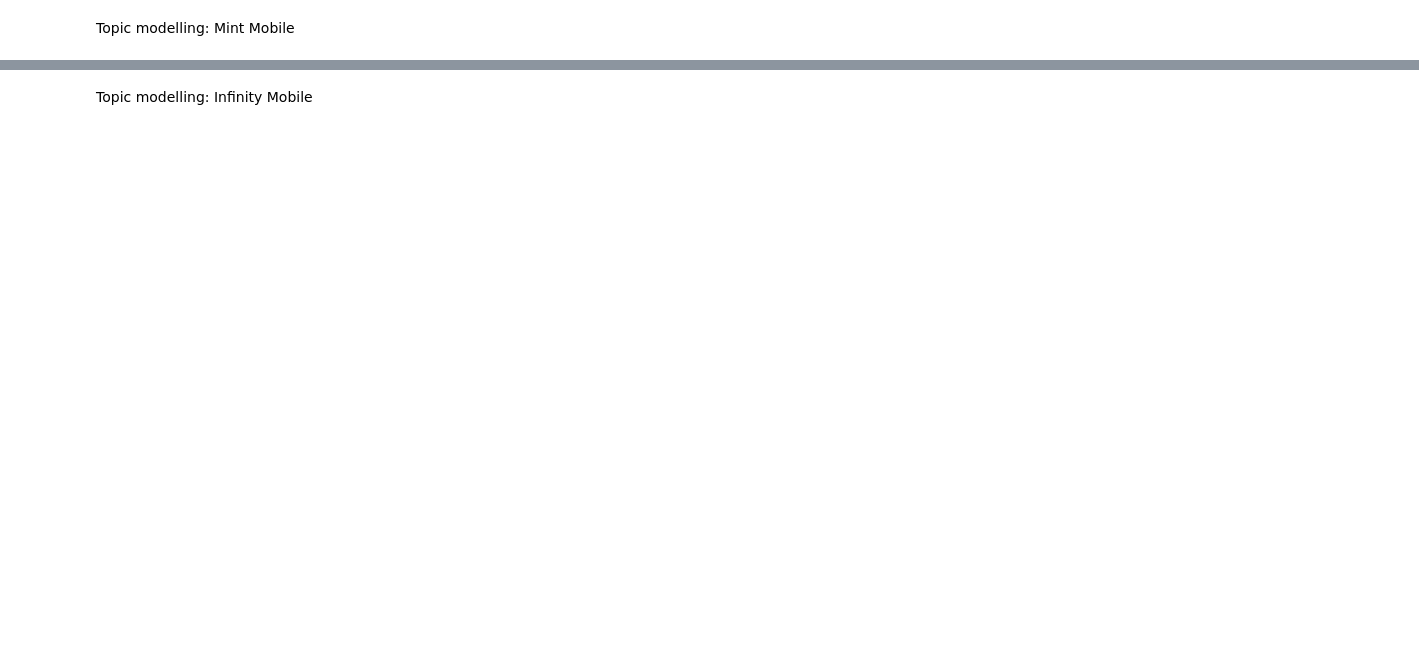
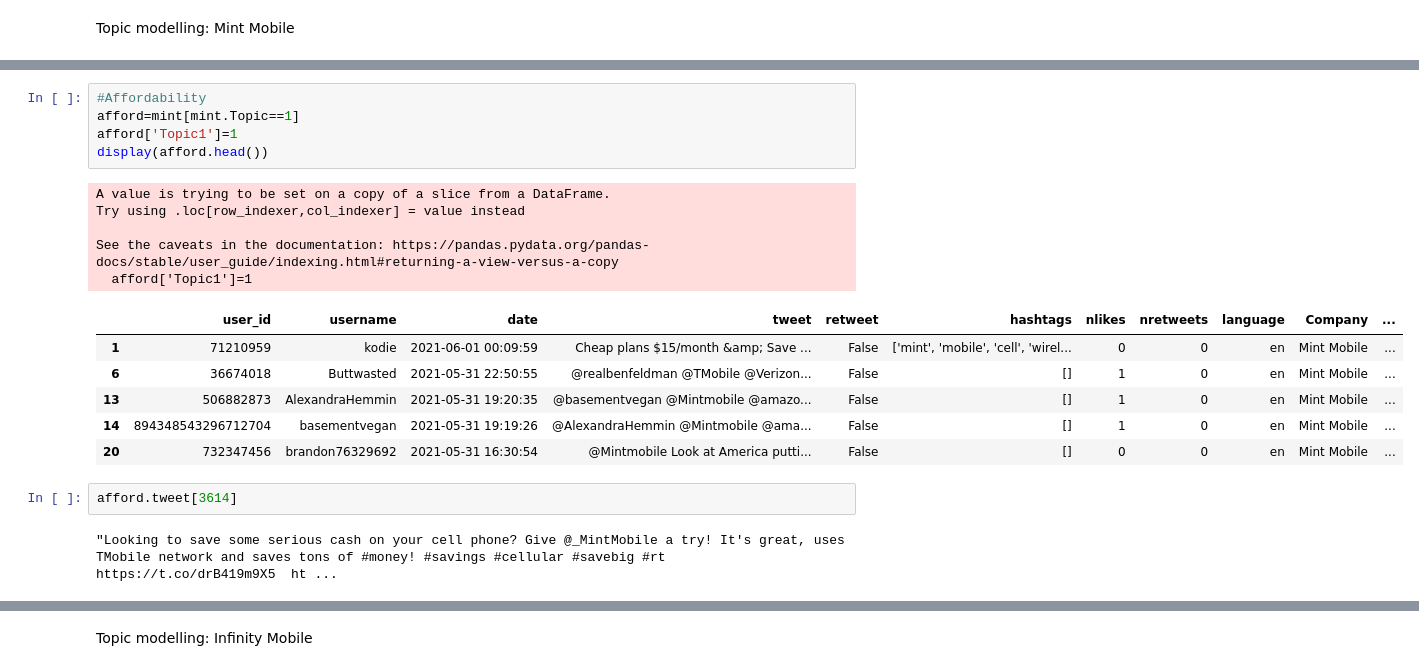
Before and after one commit to qahtanaa/SATAF_Tweets, a Jupyter notebook: Wireless mobile services-checkpoint.ipynb, the cells around one changed output, grey strips where cells are left out. Drawn from its saved outputs; the diff is of its cells as text; blank space fills up the shorter version.

```diff
--- a/Wireless mobile services-checkpoint.ipynb
+++ b/Wireless mobile services-checkpoint.ipynb
@@ -123,0 +323,21 @@ Topic modelling: Mint Mobile
+# %%
+#Affordability
+afford=mint[mint.Topic==1]
+afford['Topic1']=1
+display(afford.head())
+# %% [output]
+A value is trying to be set on a copy of a slice from a DataFrame.
+Try using .loc[row_indexer,col_indexer] = value instead
+
+See the caveats in the documentation: https://pandas.pydata.org/pandas-docs/stable/user_guide/indexing.html#returning-a-view-versus-a-copy
+  afford['Topic1']=1
+|  | user_id | username | date | tweet | retweet | hashtags | nlikes | nretweets | language | Company | ... |
+| 1 | 71210959 | kodie | 2021-06-01 00:09:59 | Cheap plans $15/month &amp; Save ... | False | ['mint', 'mobile', 'cell', 'wirel... | 0 | 0 | en | Mint Mobile | ... |
+| 6 | 36674018 | Buttwasted | 2021-05-31 22:50:55 | @realbenfeldman @TMobile @Verizon... | False | [] | 1 | 0 | en | Mint Mobile | ... |
+| 13 | 506882873 | AlexandraHemmin | 2021-05-31 19:20:35 | @basementvegan @Mintmobile @amazo... | False | [] | 1 | 0 | en | Mint Mobile | ... |
+| 14 | 894348543296712704 | basementvegan | 2021-05-31 19:19:26 | @AlexandraHemmin @Mintmobile @ama... | False | [] | 1 | 0 | en | Mint Mobile | ... |
+| 20 | 732347456 | brandon76329692 | 2021-05-31 16:30:54 | @Mintmobile Look at America putti... | False | [] | 0 | 0 | en | Mint Mobile | ... |
+# %%
+afford.tweet[3614]
+# %% [output]
+"Looking to save some serious cash on your cell phone? Give @_MintMobile a try! It's great, uses TMobile network and saves tons of #money! #savings #cellular #savebig #rt   https://t.co/drB419m9X5  ht ...
```
Also changed, not shown: parts of 34 cells of this notebook, 1 other file.
